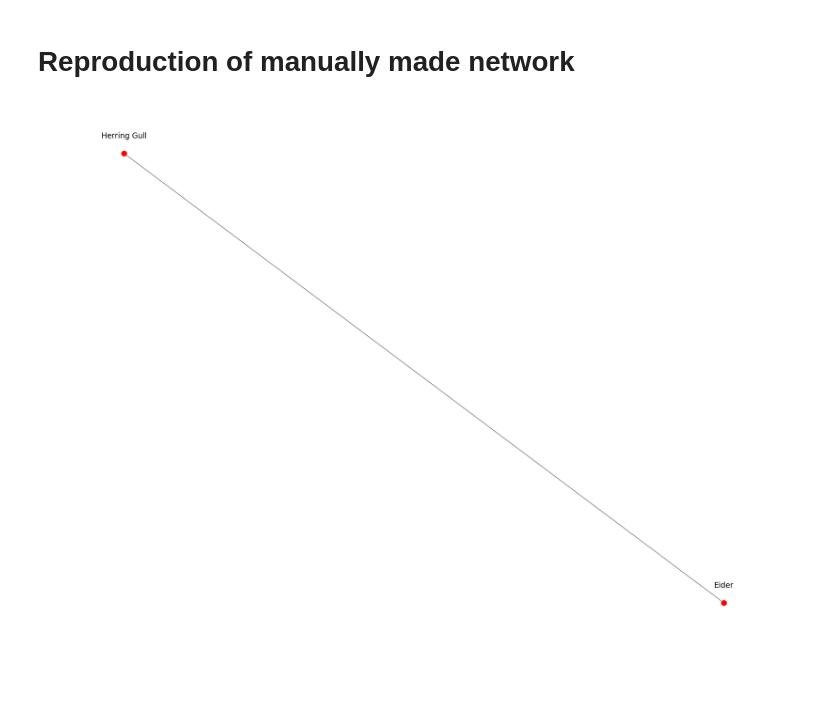
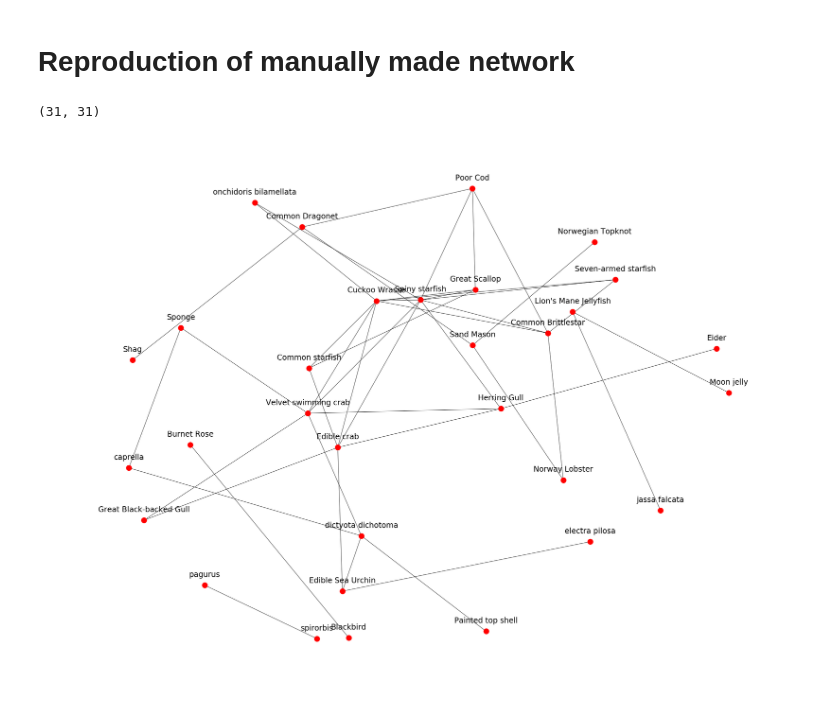
Before and after one commit to Daniel-Davies/DissertationCode, a Jupyter notebook: Eigg/EcoWebs/BuildingEcoWebs.ipynb, the cells around one changed output. Saved outputs shown, nothing was run; the diff lists cells and outputs as text; code cells hidden in the pictures.

```diff
--- a/Eigg/EcoWebs/BuildingEcoWebs.ipynb
+++ b/Eigg/EcoWebs/BuildingEcoWebs.ipynb
@@ -72,11 +72,18 @@ print(totalFound / animalsTotal)
 # %% [markdown]
 # Reproduction of manually made network
 # %%
-G,mapping = graphFoodWeb(dateRange=(2015,2020))
+G,mapping = graphFoodWeb(dateRange=(2014,2021))
 pos=nx.spring_layout(G,k=1)
 nx.draw(G,pos)
 for label in pos:
     x,y = pos[label]
     plt.text(x,y+0.035,s=mapping[label],horizontalalignment='center',fontsize=24)
+
+saveGraphToFile(G,'animals.txt')
+labelsInOrder = list(G.nodes())
+#attributesInOrder = list(map(lambda x: inTourism[x],G.nodes()))
+np.savetxt('animalsForFun.txt', labelsInOrder, '%s')
+# np.savetxt('animal.txt', attributesInOrder, "%s")
 # %% [output]
+(31, 31)
-[figure, old version]
+[figure, new version]
```
Also changed, not shown: 6 other files.
